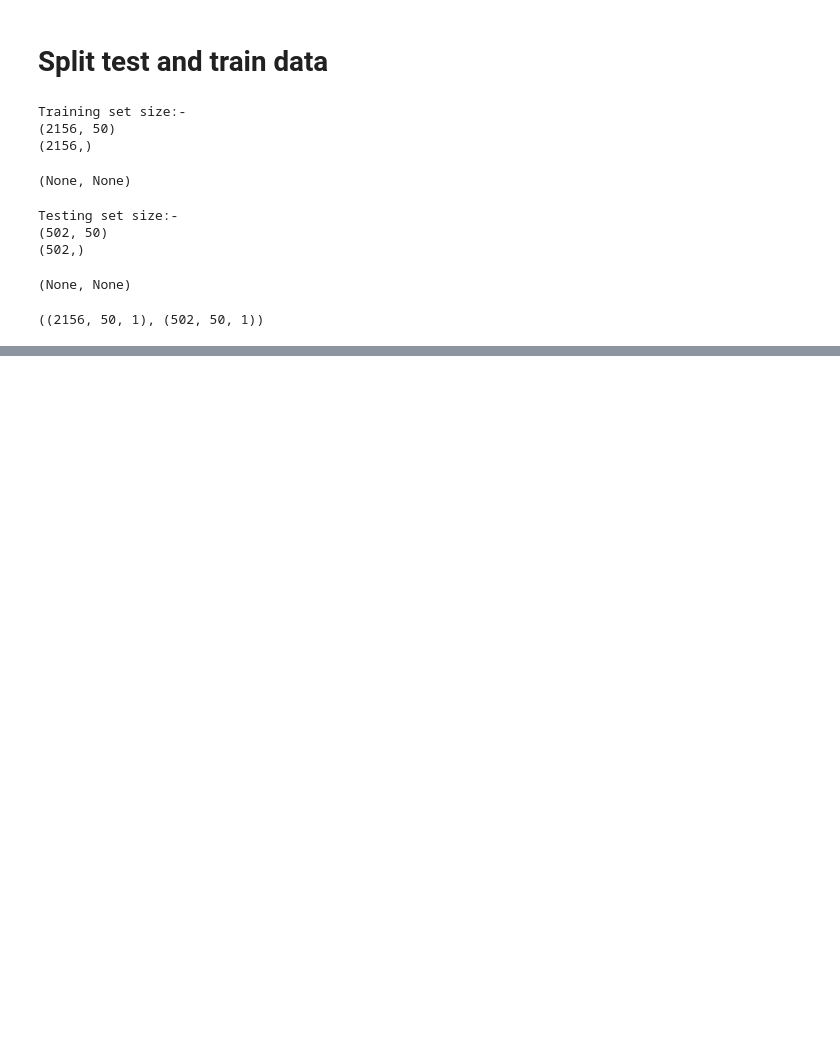
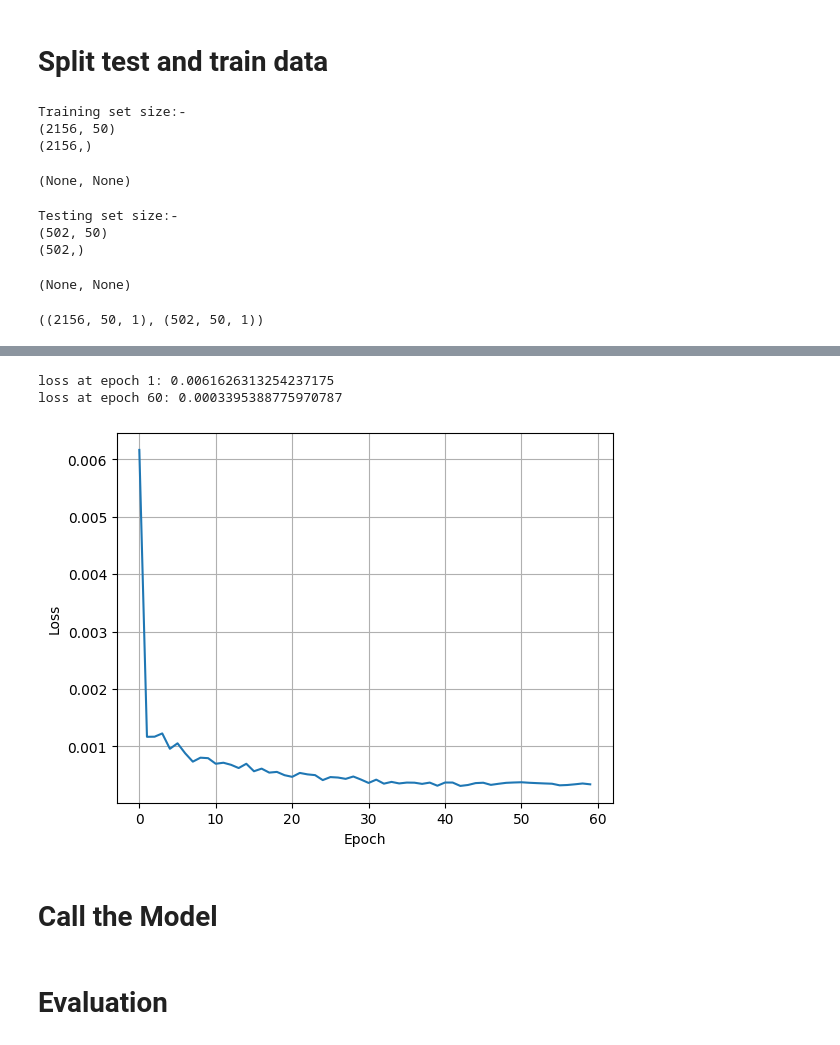
Before and after one commit to MahdiBahar/Stock-Meta-Prediction, a Jupyter notebook: Finance_Meta_Prediction.ipynb, the cells around one changed output, grey strips where cells are left out. Cells and saved outputs as stored; diff of their text form; code cells hidden in the pictures; blank space fills up the shorter version.

Commit message:
Model Development - using LSTM - and Saving Model

```diff
--- a/Finance_Meta_Prediction.ipynb
+++ b/Finance_Meta_Prediction.ipynb
@@ -413,0 +429,30 @@ X_train.shape , X_test.shape
+# %%
+# Initialize a sequential model
+
+def define_model(loss, optimizer):
+
+  model = Sequential()
+
+  model.add(LSTM(units=64, return_sequences=True, input_shape=(X_train.shape[1], 1)))
+  # model.add(BatchNormalization())
+  model.add(Dropout(0.2))         # Adding dropout to prevent overfitting
+
+
+  model.add(LSTM(units=64, return_sequences=True))
+  # model.add(BatchNormalization())
+  model.add(Dropout(0.2))
+
+  model.add(LSTM(units=32))
+  model.add(Dropout(0.2))
+
+  #Dense layer
+  model.add(Dense(units=1))
+  ##################################
+  #compiler
+  model.compile(loss=loss,optimizer=optimizer)
+
+  # Summary of Model
+  model.summary()
+  return model
+# %%
+model = define_model(loss='mean_squared_error',optimizer='adam')
@@ -413,0 +479,6 @@ X_train.shape , X_test.shape
+# %%
+history= model.fit(X_train, y_train,
+          validation_split=0.1,
+          epochs=60,
+          batch_size=32,
+          verbose=1)
@@ -413,0 +506,14 @@ X_train.shape , X_test.shape
+# %%
+print(f"loss at epoch 1: {history.history['loss'][0]}")
+print(f"loss at epoch 60: {history.history['loss'][59]}")
+plt.plot(history.history['loss'])
+plt.xlabel('Epoch')
+plt.ylabel('Loss')
+plt.grid(True)
+plt.show()
+# %% [output]
+loss at epoch 1: 0.0061626313254237175
+loss at epoch 60: 0.0003395388775970787
+[figure, added]
+# %% [markdown]
+# Call the Model
@@ -413,0 +522,2 @@ X_train.shape , X_test.shape
+# %% [markdown]
+# Evaluation
```
Also changed, not shown: parts of 9 cells of this notebook, 1 other file.
